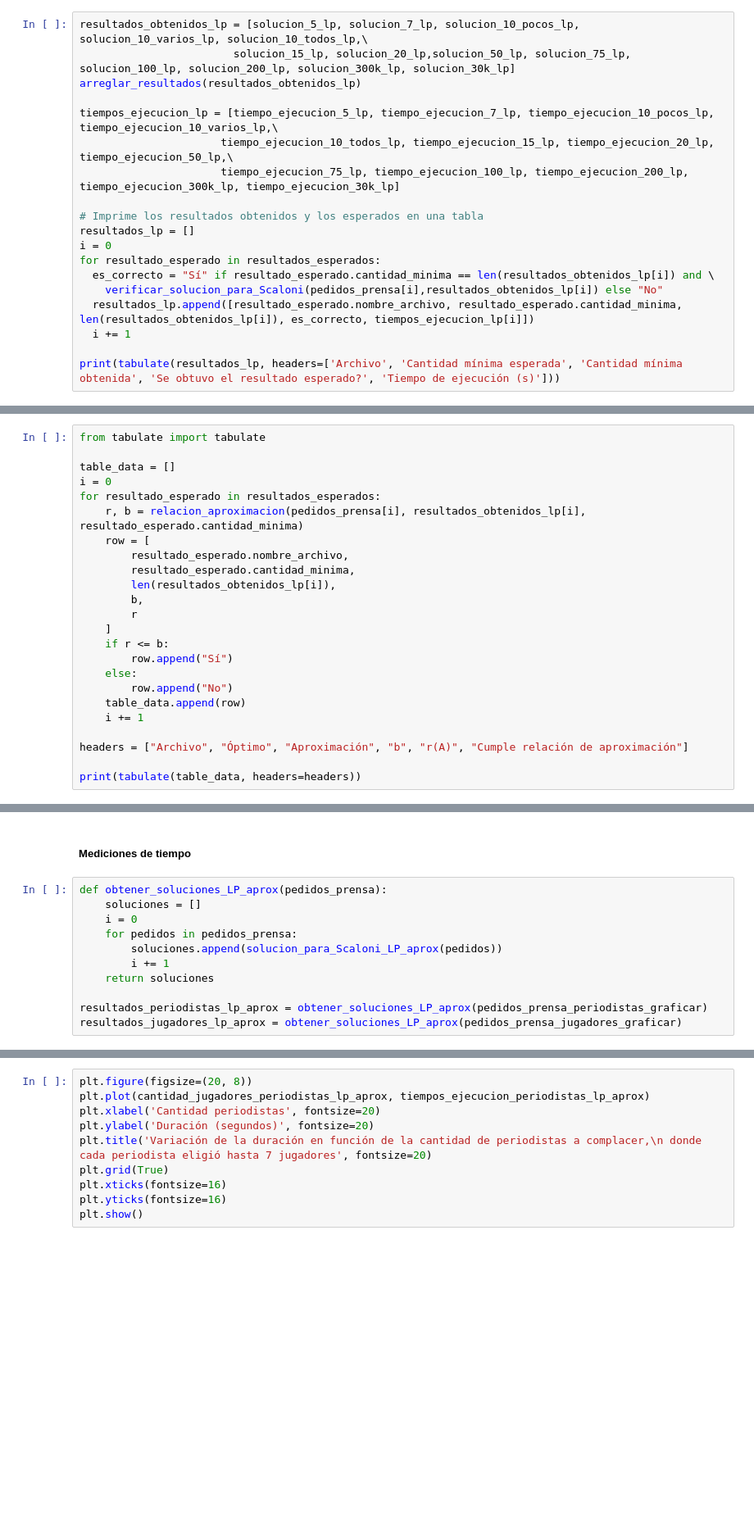
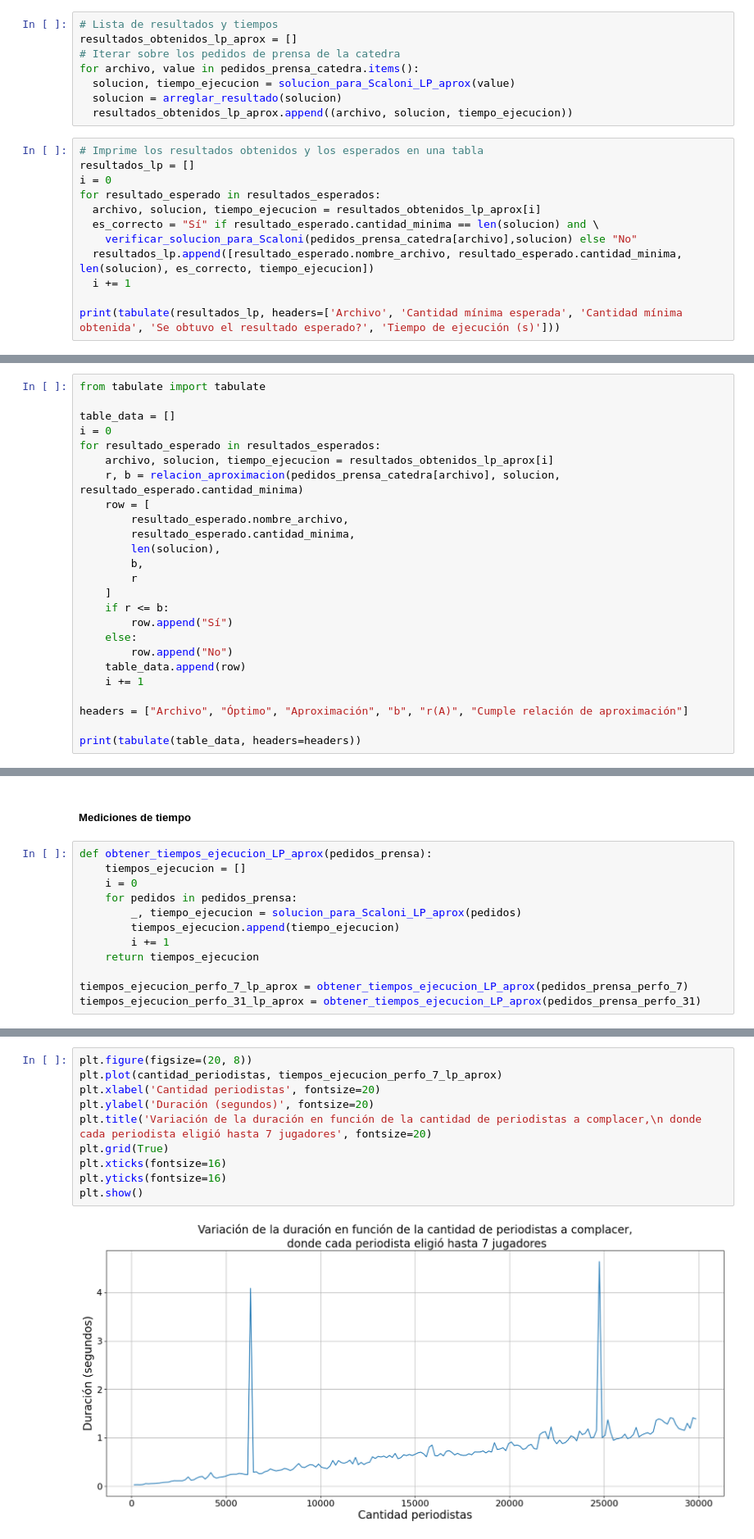
Before and after one commit to valenadels/TDA-I-Fiuba, a Jupyter notebook: TP3/TP3.ipynb, the cells around one changed output, grey strips where cells are left out. Shown: that part at 82% size. Drawn from its saved outputs; the diff is of its cells as text; blank space fills up the shorter version.

Commit message:
soluciono algoritmo greedy

```diff
--- a/TP3/TP3.ipynb
+++ b/TP3/TP3.ipynb
@@ -559,19 +543,20 @@ solucion_30k_lp, tiempo_ejecucion_30k_lp = solucion_para_Scaloni_LP_aprox(pedido
+# %%
+# Lista de resultados y tiempos
+resultados_obtenidos_lp_aprox = []
+# Iterar sobre los pedidos de prensa de la catedra
+for archivo, value in pedidos_prensa_catedra.items():
+  solucion, tiempo_ejecucion = solucion_para_Scaloni_LP_aprox(value)
+  solucion = arreglar_resultado(solucion)
+  resultados_obtenidos_lp_aprox.append((archivo, solucion, tiempo_ejecucion))
 # %%
-resultados_obtenidos_lp = [solucion_5_lp, solucion_7_lp, solucion_10_pocos_lp, solucion_10_varios_lp, solucion_10_todos_lp,\
-                        solucion_15_lp, solucion_20_lp,solucion_50_lp, solucion_75_lp, solucion_100_lp, solucion_200_lp, solucion_300k_lp, solucion_30k_lp]
-arreglar_resultados(resultados_obtenidos_lp)
-
-tiempos_ejecucion_lp = [tiempo_ejecucion_5_lp, tiempo_ejecucion_7_lp, tiempo_ejecucion_10_pocos_lp, tiempo_ejecucion_10_varios_lp,\
-                      tiempo_ejecucion_10_todos_lp, tiempo_ejecucion_15_lp, tiempo_ejecucion_20_lp, tiempo_ejecucion_50_lp,\
-                      tiempo_ejecucion_75_lp, tiempo_ejecucion_100_lp, tiempo_ejecucion_200_lp, tiempo_ejecucion_300k_lp, tiempo_ejecucion_30k_lp]
-
 # Imprime los resultados obtenidos y los esperados en una tabla
 resultados_lp = []
 i = 0
 for resultado_esperado in resultados_esperados:
-  es_correcto = "Sí" if resultado_esperado.cantidad_minima == len(resultados_obtenidos_lp[i]) and \
-    verificar_solucion_para_Scaloni(pedidos_prensa[i],resultados_obtenidos_lp[i]) else "No"
-  resultados_lp.append([resultado_esperado.nombre_archivo, resultado_esperado.cantidad_minima, len(resultados_obtenidos_lp[i]), es_correcto, tiempos_ejecucion_lp[i]])
+  archivo, solucion, tiempo_ejecucion = resultados_obtenidos_lp_aprox[i]
+  es_correcto = "Sí" if resultado_esperado.cantidad_minima == len(solucion) and \
+    verificar_solucion_para_Scaloni(pedidos_prensa_catedra[archivo],solucion) else "No"
+  resultados_lp.append([resultado_esperado.nombre_archivo, resultado_esperado.cantidad_minima, len(solucion), es_correcto, tiempo_ejecucion])
   i += 1
 
 print(tabulate(resultados_lp, headers=['Archivo', 'Cantidad mínima esperada', 'Cantidad mínima obtenida', 'Se obtuvo el resultado esperado?', 'Tiempo de ejecución (s)']))
@@ -593,11 +596,12 @@ from tabulate import tabulate
 table_data = []
 i = 0
 for resultado_esperado in resultados_esperados:
-    r, b = relacion_aproximacion(pedidos_prensa[i], resultados_obtenidos_lp[i], resultado_esperado.cantidad_minima)
+    archivo, solucion, tiempo_ejecucion = resultados_obtenidos_lp_aprox[i]
+    r, b = relacion_aproximacion(pedidos_prensa_catedra[archivo], solucion, resultado_esperado.cantidad_minima)
     row = [
         resultado_esperado.nombre_archivo,
         resultado_esperado.cantidad_minima,
-        len(resultados_obtenidos_lp[i]),
+        len(solucion),
         b,
         r
     ]
@@ -614,13 +632,14 @@ print(tabulate(table_data, headers=headers))
 # %% [markdown]
 ##### Mediciones de tiempo
 # %%
-def obtener_soluciones_LP_aprox(pedidos_prensa):
-    soluciones = []
+def obtener_tiempos_ejecucion_LP_aprox(pedidos_prensa):
+    tiempos_ejecucion = []
     i = 0
     for pedidos in pedidos_prensa:
-        soluciones.append(solucion_para_Scaloni_LP_aprox(pedidos))
+        _, tiempo_ejecucion = solucion_para_Scaloni_LP_aprox(pedidos)
+        tiempos_ejecucion.append(tiempo_ejecucion)
         i += 1
-    return soluciones
+    return tiempos_ejecucion
 
-resultados_periodistas_lp_aprox = obtener_soluciones_LP_aprox(pedidos_prensa_periodistas_graficar)
-resultados_jugadores_lp_aprox = obtener_soluciones_LP_aprox(pedidos_prensa_jugadores_graficar)
+tiempos_ejecucion_perfo_7_lp_aprox = obtener_tiempos_ejecucion_LP_aprox(pedidos_prensa_perfo_7)
+tiempos_ejecucion_perfo_31_lp_aprox = obtener_tiempos_ejecucion_LP_aprox(pedidos_prensa_perfo_31)
@@ -631,10 +646,12 @@ cantidad_jugadores_periodistas_lp_aprox = [i for i in range(150, 30000,150)]
 # %%
 plt.figure(figsize=(20, 8))
-plt.plot(cantidad_jugadores_periodistas_lp_aprox, tiempos_ejecucion_periodistas_lp_aprox)
+plt.plot(cantidad_periodistas, tiempos_ejecucion_perfo_7_lp_aprox)
 plt.xlabel('Cantidad periodistas', fontsize=20)
 plt.ylabel('Duración (segundos)', fontsize=20)
 plt.title('Variación de la duración en función de la cantidad de periodistas a complacer,\n donde cada periodista eligió hasta 7 jugadores', fontsize=20)
 plt.grid(True)
 plt.xticks(fontsize=16)
 plt.yticks(fontsize=16)
 plt.show()
+# %% [output]
+[figure, added]
```
Also changed, not shown: parts of 16 cells of this notebook.
